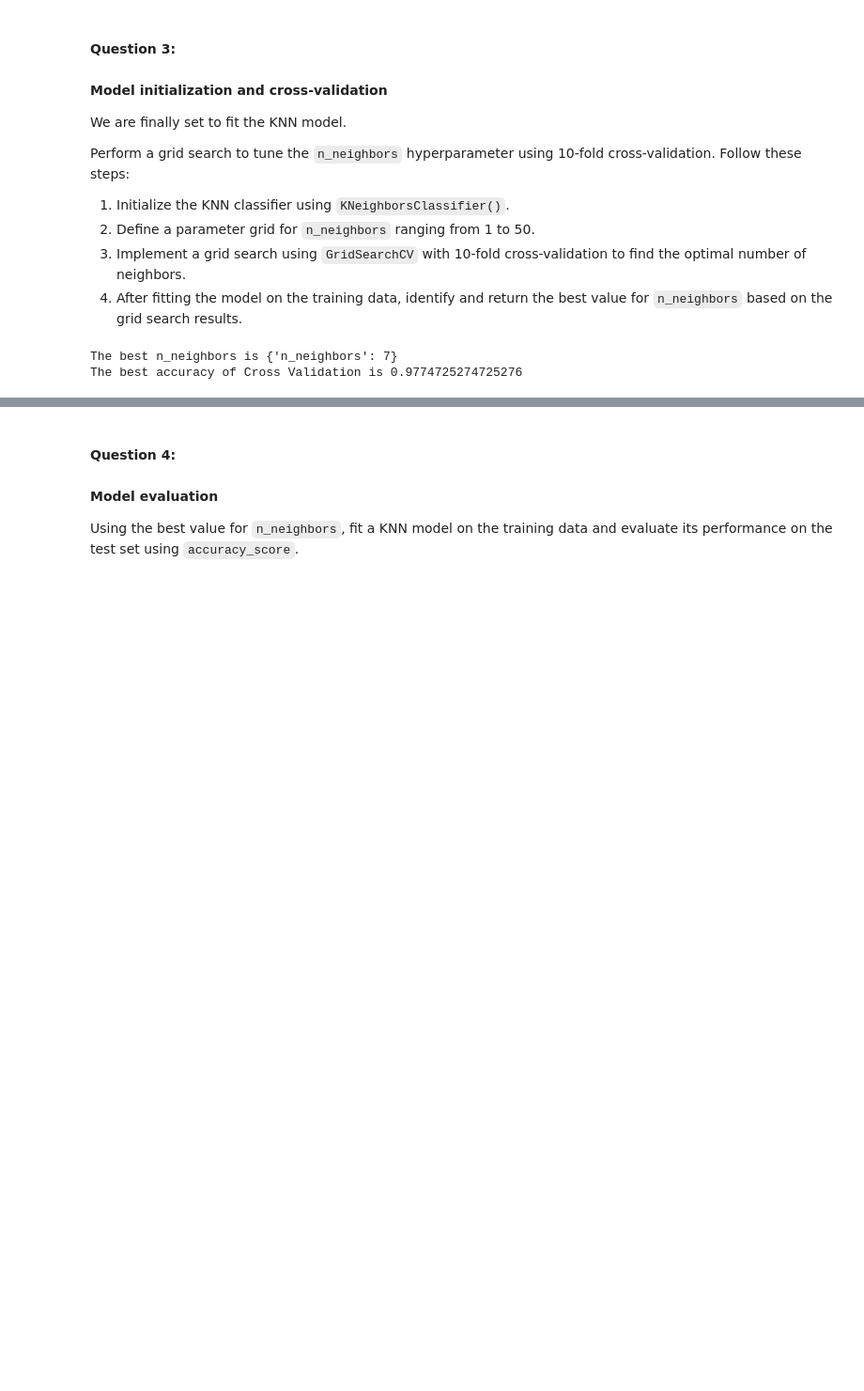
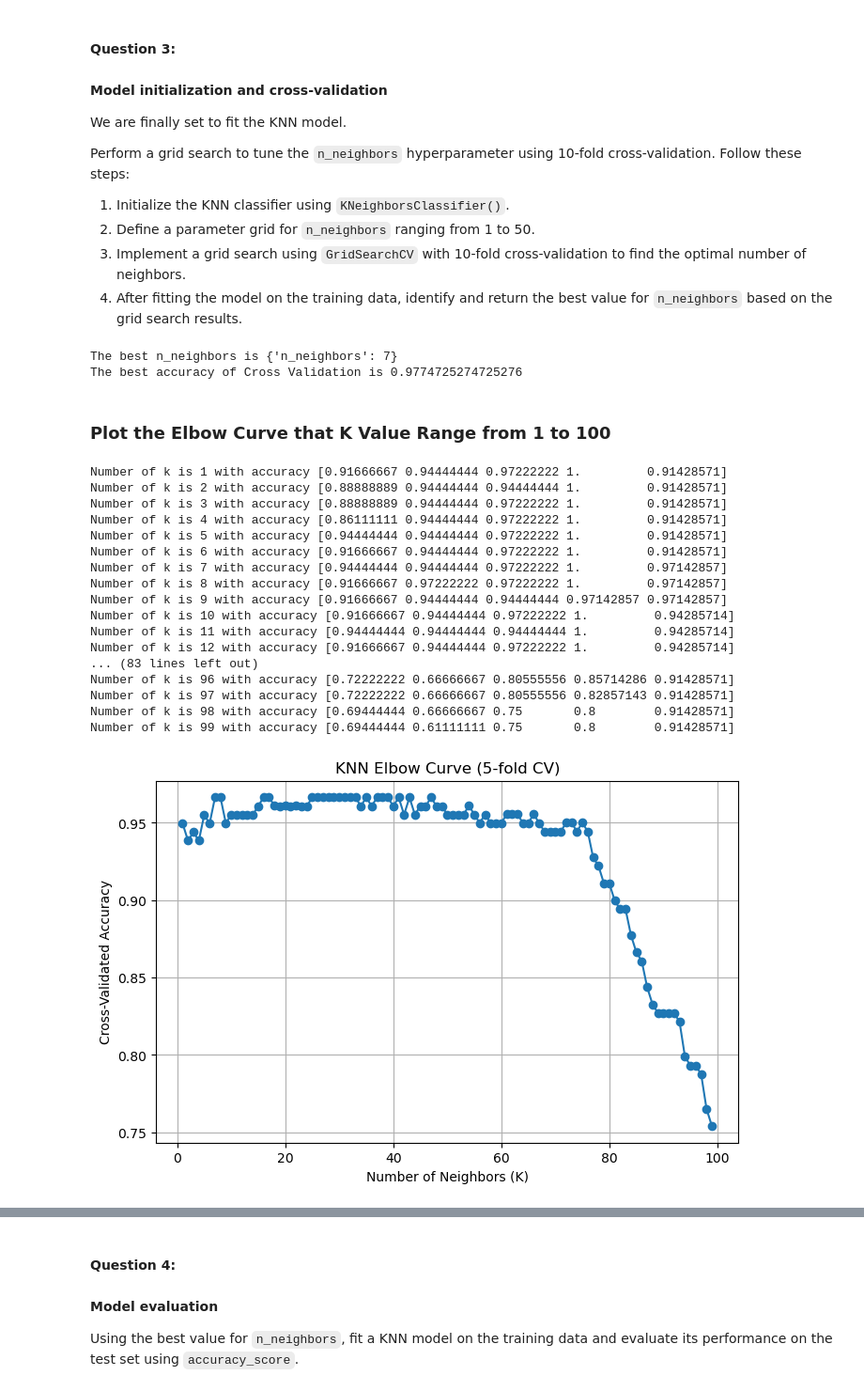
Before and after one commit to imdwipayana/LCR, a Jupyter notebook: 02_activities/assignments/Eka_Assignment_1/Eka_assignment_1.ipynb, the cells around one changed output, grey strips where cells are left out. Shown at 94% size. Cells and saved outputs as stored; diff of their text form; code cells hidden in the pictures; blank space fills up the shorter version.

```diff
--- a/02_activities/assignments/Eka_Assignment_1/Eka_assignment_1.ipynb
+++ b/02_activities/assignments/Eka_Assignment_1/Eka_assignment_1.ipynb
@@ -202,3 +202,45 @@ best_knn = grid_search.best_estimator_
 # %% [output]
 The best n_neighbors is {'n_neighbors': 7}
 The best accuracy of Cross Validation is 0.9774725274725276
+# %% [markdown]
+### Plot the Elbow Curve that K Value Range from 1 to 100
+# %%
+from sklearn.model_selection import cross_val_score
+# Range of K values
+k_values = range(1, 100)
+cv_scores = []
+
+# Perform 5-fold cross-validation for each K
+for k in k_values:
+    knn = KNeighborsClassifier(n_neighbors=k)
+    scores = cross_val_score(knn, predictors_standardized, wine_df["class"], cv=5, scoring="accuracy")
+    cv_scores.append(np.mean(scores))
+    print("Number of k is", k , "with accuracy", scores)
+
+# Plot elbow curve
+plt.figure(figsize=(8, 5))
+plt.plot(k_values, cv_scores, marker="o")
+plt.xlabel("Number of Neighbors (K)")
+plt.ylabel("Cross-Validated Accuracy")
+plt.title("KNN Elbow Curve (5-fold CV)")
+plt.grid(True)
+plt.show()
+# %% [output]
+Number of k is 1 with accuracy [0.91666667 0.94444444 0.97222222 1.         0.91428571]
+Number of k is 2 with accuracy [0.88888889 0.94444444 0.94444444 1.         0.91428571]
+Number of k is 3 with accuracy [0.88888889 0.94444444 0.97222222 1.         0.91428571]
+Number of k is 4 with accuracy [0.86111111 0.94444444 0.97222222 1.         0.91428571]
+Number of k is 5 with accuracy [0.94444444 0.94444444 0.97222222 1.         0.91428571]
+Number of k is 6 with accuracy [0.91666667 0.94444444 0.97222222 1.         0.91428571]
+Number of k is 7 with accuracy [0.94444444 0.94444444 0.97222222 1.         0.97142857]
+Number of k is 8 with accuracy [0.91666667 0.97222222 0.97222222 1.         0.97142857]
+Number of k is 9 with accuracy [0.91666667 0.94444444 0.94444444 0.97142857 0.97142857]
+Number of k is 10 with accuracy [0.91666667 0.94444444 0.97222222 1.         0.94285714]
+Number of k is 11 with accuracy [0.94444444 0.94444444 0.94444444 1.         0.94285714]
+Number of k is 12 with accuracy [0.91666667 0.94444444 0.97222222 1.         0.94285714]
+... (83 lines left out)
+Number of k is 96 with accuracy [0.72222222 0.66666667 0.80555556 0.85714286 0.91428571]
+Number of k is 97 with accuracy [0.72222222 0.66666667 0.80555556 0.82857143 0.91428571]
+Number of k is 98 with accuracy [0.69444444 0.66666667 0.75       0.8        0.91428571]
+Number of k is 99 with accuracy [0.69444444 0.61111111 0.75       0.8        0.91428571]
+[figure, added]
```
Also changed, not shown: parts of 7 cells of this notebook.
